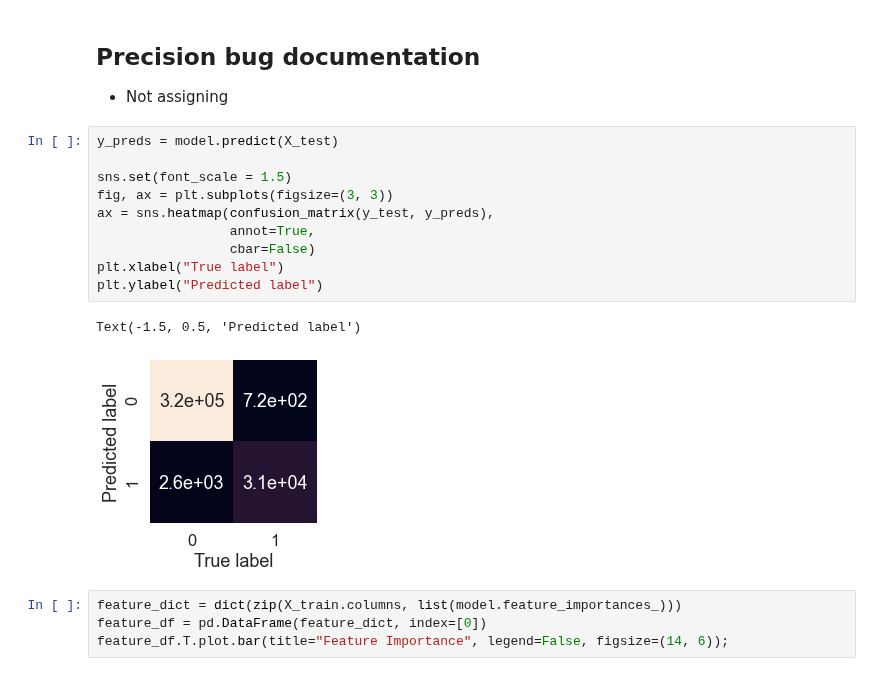
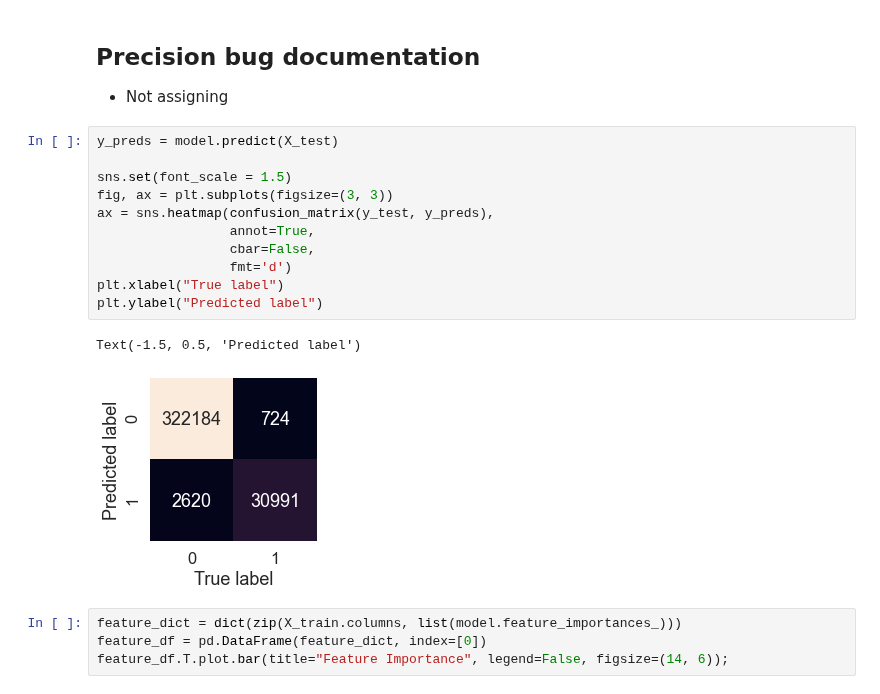
Before and after one commit to sunnymnie/bitcoin-printer, a Jupyter notebook: c-test.ipynb, the cells around one changed output. Cells and saved outputs as stored; diff of their text form.

```diff
--- a/c-test.ipynb
+++ b/c-test.ipynb
@@ -116,16 +116,17 @@ print("--- %s seconds ---" % (time.time() - start_time))
 # %%
 y_preds = model.predict(X_test)
 
 sns.set(font_scale = 1.5)
 fig, ax = plt.subplots(figsize=(3, 3))
 ax = sns.heatmap(confusion_matrix(y_test, y_preds),
                  annot=True,
-                 cbar=False)
+                 cbar=False,
+                 fmt='d')
 plt.xlabel("True label")
 plt.ylabel("Predicted label")
 # %% [output]
 Text(-1.5, 0.5, 'Predicted label')
-[figure, old version]
+[figure, new version]
 # %%
 feature_dict = dict(zip(X_train.columns, list(model.feature_importances_)))
 feature_df = pd.DataFrame(feature_dict, index=[0])
```
Also changed, not shown: parts of 2 cells of this notebook, 1 other file.
